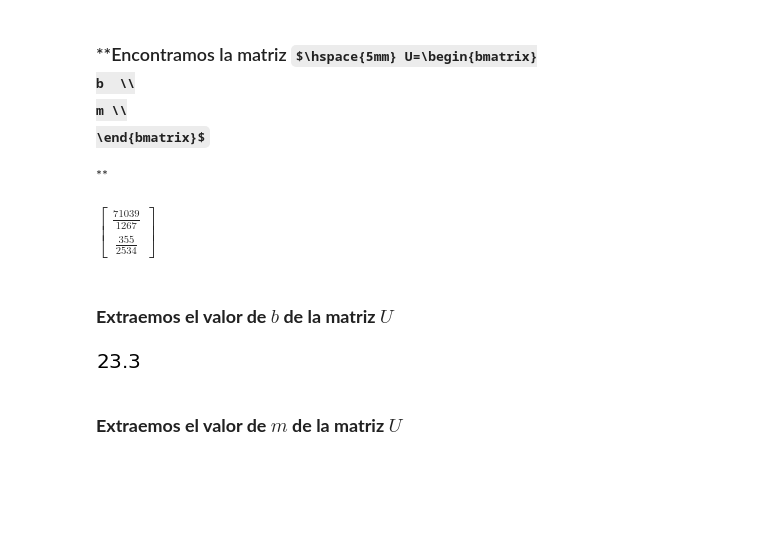
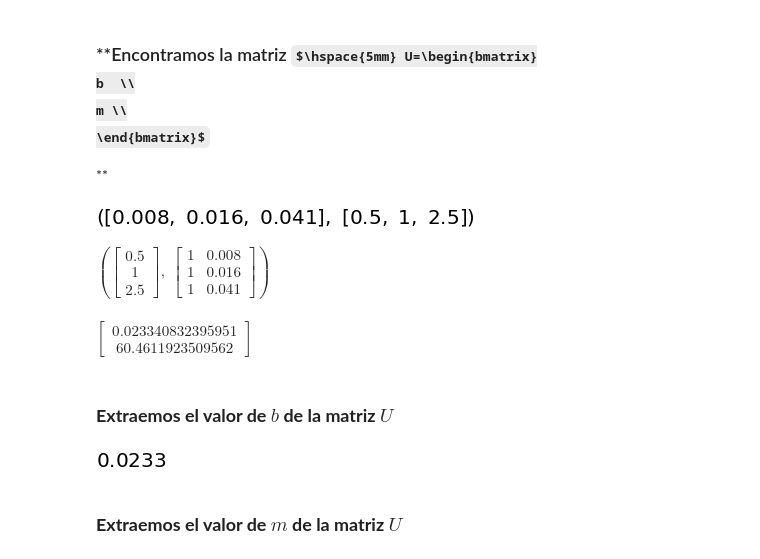
Before and after one commit to Santiago44mendez/ALGEBRA-LINEAL-CON-PYTHON, a Jupyter notebook: Álgebra_lineal_con_Python_Operaciones_con_matrices.ipynb, the cells around one changed output. Drawn from its saved outputs; the diff is of its cells as text; code cells hidden in the pictures; some formulas as TeX source; blank space fills up the shorter version.

```diff
--- a/Álgebra_lineal_con_Python_Operaciones_con_matrices.ipynb
+++ b/Álgebra_lineal_con_Python_Operaciones_con_matrices.ipynb
@@ -1459,11 +1599,14 @@ Encuentra la recta de mejor ajuste para los datos  que se presentan en la siguie
 b  \\
 m \\
 \end{bmatrix}$**
+# %%
+# Ingresamos como listas las componentes x y y del los puntos
+X = [0.008,0.016,0.041]
+Y = [0.5,1,2.5]
+X,Y
+# %% [output]
+[figure, added]
 # %%
-# Ingresamos como listas las componentes x y y del los puntos
-X = [21,29,34,42,50]
-Y = [59,60,61,62,63]
-
 # contamos el número de puntos
 n = len(X)
 
@@ -1471,22 +1614,24 @@ n = len(X)
 unos = ones(n,1)
 M_x = Matrix(X)
 
-
 A = Matrix.hstack(unos,M_x)
 y = Matrix(Y)
-
-# Hallamos la matriz U
-U = (A.T*A)**(-1)*A.T*y
-U
+y,A
 # %% [output]
-$\displaystyle \left[\begin{matrix}\frac{71039}{1267}\\\frac{355}{2534}\end{matrix}\right]$
+$\displaystyle \left( \left[\begin{matrix}0.5\\1\\2.5\end{matrix}\right], \  \left[\begin{matrix}1 & 0.008\\1 & 0.016\\1 & 0.041\end{matrix}\right]\right)$
+# %%
+# Hallamos la matriz U
+U = (A.T*A)**(-1)*A.T*y
+U
+# %% [output]
+$\displaystyle \left[\begin{matrix}0.023340832395951\\60.4611923509562\end{matrix}\right]$
 # %% [markdown]
 ### **Extraemos  el valor de $b$ de la matriz $U$**
 # %%
 b = U[0].evalf(3)
 b
 # %% [output]
-[figure, old version]
+[figure, new version]
 # %% [markdown]
 ### **Extraemos  el valor de $m$ de la matriz $U$**
 # %%
```
Also changed, not shown: parts of 29 cells of this notebook.
